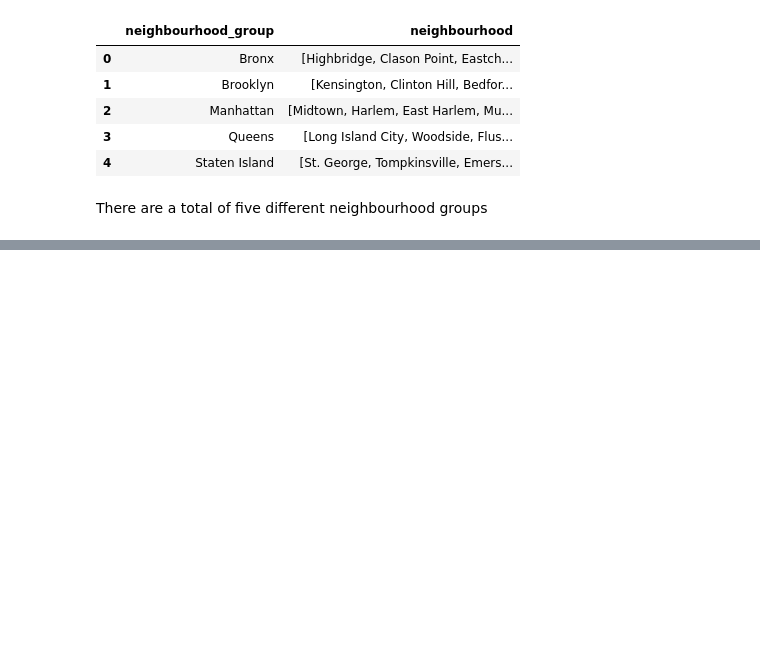
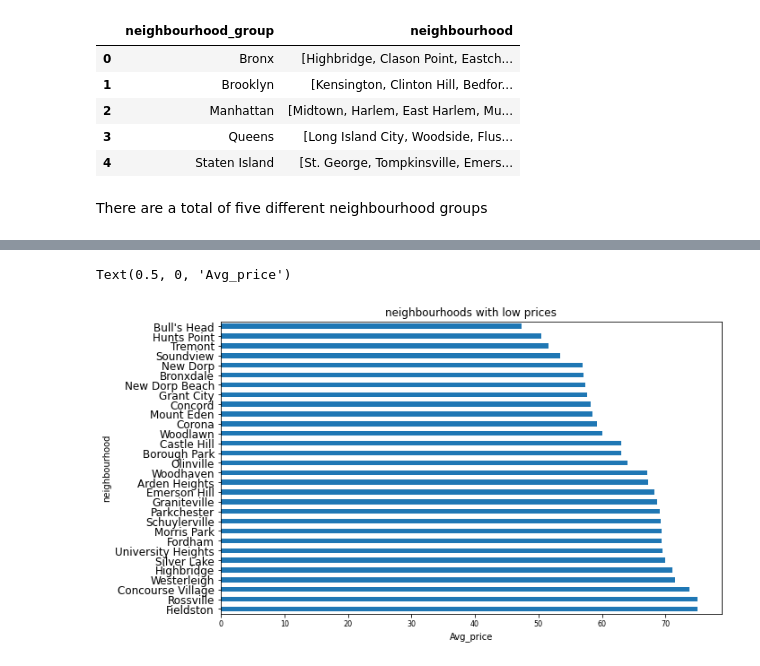
Before and after one commit to junaiskv94/Airbnb_bookin_Analysis, a Jupyter notebook: Copy_of_Airbnb_Bookings_Analysis_Capstone_Project.ipynb, the cells around one changed output, grey strips where cells are left out. Saved outputs shown, nothing was run; the diff lists cells and outputs as text; code cells hidden in the pictures; blank space fills up the shorter version.

```diff
--- a/Copy_of_Airbnb_Bookings_Analysis_Capstone_Project.ipynb
+++ b/Copy_of_Airbnb_Bookings_Analysis_Capstone_Project.ipynb
@@ -188,0 +286,8 @@ There are a total of five  different neighbourhood groups
+# %%
+neighbourhoods_lower_price['price'].plot(kind="barh",width = 0.5)
+plt.title("neighbourhoods with low prices")
+plt.ylabel("neighbourhood")
+plt.xlabel("Avg_price")
+# %% [output]
+Text(0.5, 0, 'Avg_price')
+[figure, added]
```
Also changed, not shown: parts of 26 cells of this notebook.
